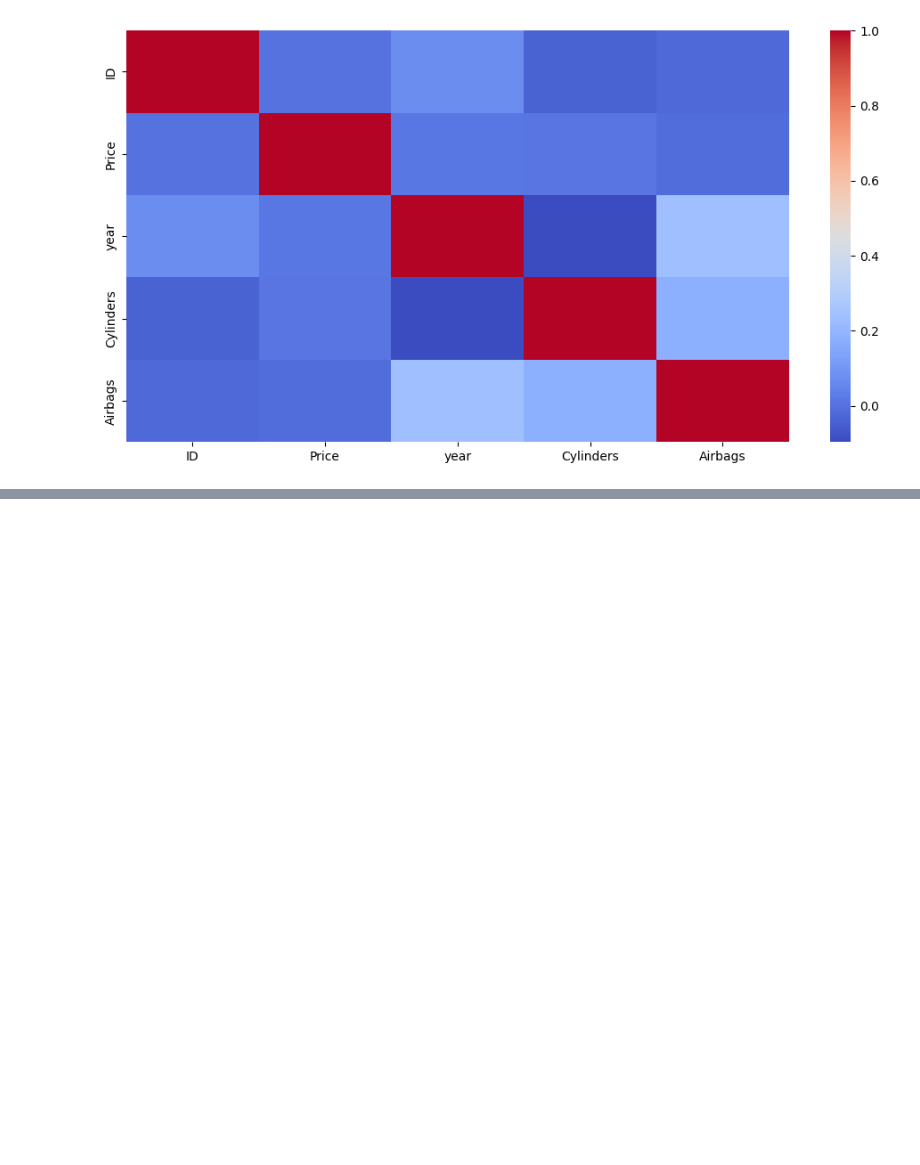
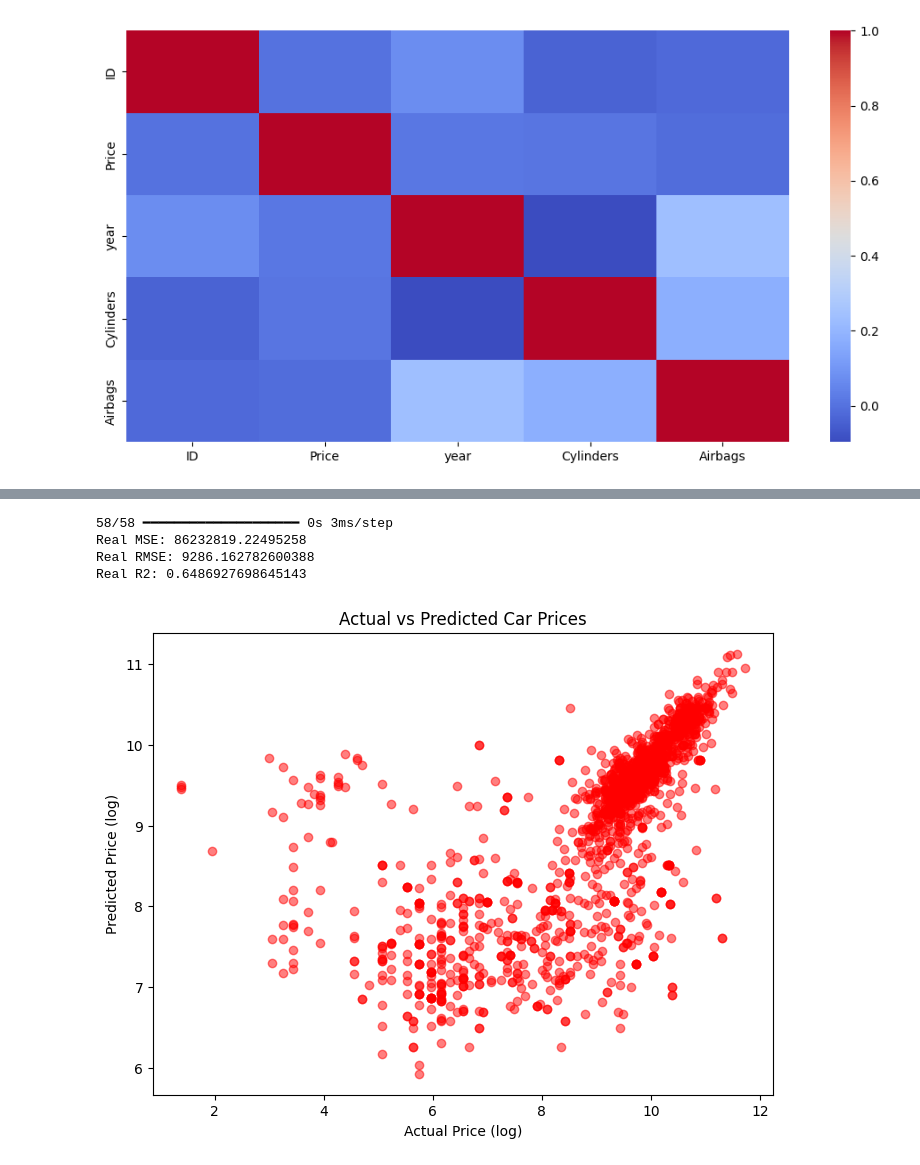
Before and after one commit to Ometh4049/AI-ML-Learning-Journey, a Jupyter notebook: Mini Project #3 — Car Price Prediction/Car Price Prediction.ipynb, the cells around one changed output, grey strips where cells are left out. Drawn from its saved outputs; the diff is of its cells as text; code cells hidden in the pictures; blank space fills up the shorter version.

```diff
--- a/Mini Project #3 — Car Price Prediction/Car Price Prediction.ipynb
+++ b/Mini Project #3 — Car Price Prediction/Car Price Prediction.ipynb
@@ -98,0 +140,17 @@ NameError: name 'x' is not defined
+# %%
+# --------------------------
+# 6. SCALE NUMERIC COLUMNS
+# --------------------------
+numeric_cols = X.select_dtypes(include=["int64", "float64"]).columns
+
+scaler = StandardScaler()
+X[numeric_cols] = scaler.fit_transform(X[numeric_cols])
+# %%
+# --------------------------
+# 7. TRAIN TEST SPLIT
+# --------------------------
+X_train, X_test, y_train, y_test = train_test_split(
+    X, y, test_size=0.2, random_state=42
+)
+
+print(X_train.shape, X_test.shape)
@@ -98,0 +214,33 @@ NameError: name 'x' is not defined
+# %%
+# --------------------------
+# 9. EVALUATION
+# --------------------------
+y_pred = model.predict(X_test).flatten()
+
+y_pred_real = np.expm1(y_pred)
+y_test_real = np.expm1(y_test)
+
+mse = mean_squared_error(y_test_real, y_pred_real)
+rmse = np.sqrt(mse)
+r2 = r2_score(y_test_real, y_pred_real)
+
+print("Real MSE:", mse)
+print("Real RMSE:", rmse)
+print("Real R2:", r2)
+# %% [output]
+58/58 ━━━━━━━━━━━━━━━━━━━━ 0s 3ms/step
+Real MSE: 86232819.22495258
+Real RMSE: 9286.162782600388
+Real R2: 0.6486927698645143
+# %%
+# --------------------------
+# 10. PLOT
+# --------------------------
+plt.figure(figsize=(8, 6))
+plt.scatter(y_test, y_pred, c='r', alpha=0.5)
+plt.xlabel("Actual Price (log)")
+plt.ylabel("Predicted Price (log)")
+plt.title("Actual vs Predicted Car Prices")
+plt.show()
+# %% [output]
+[figure, added]
```
Also changed, not shown: parts of 7 cells of this notebook.
